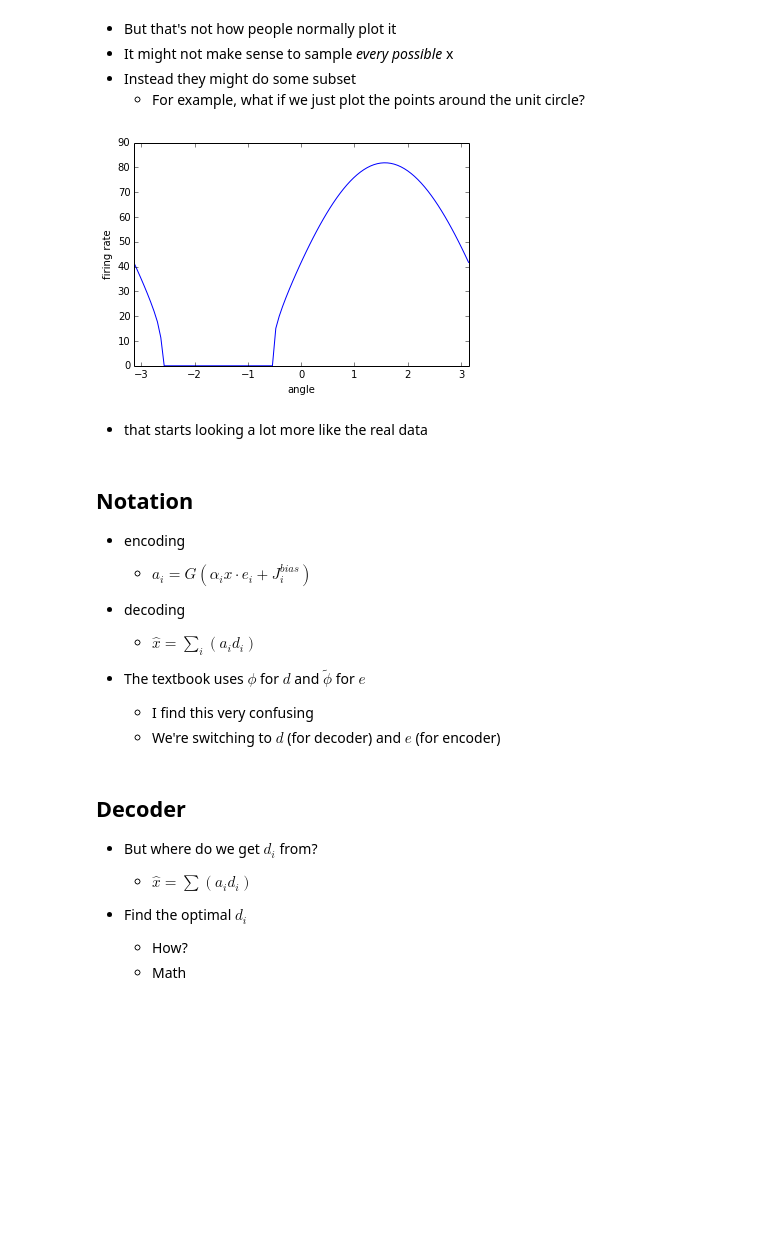
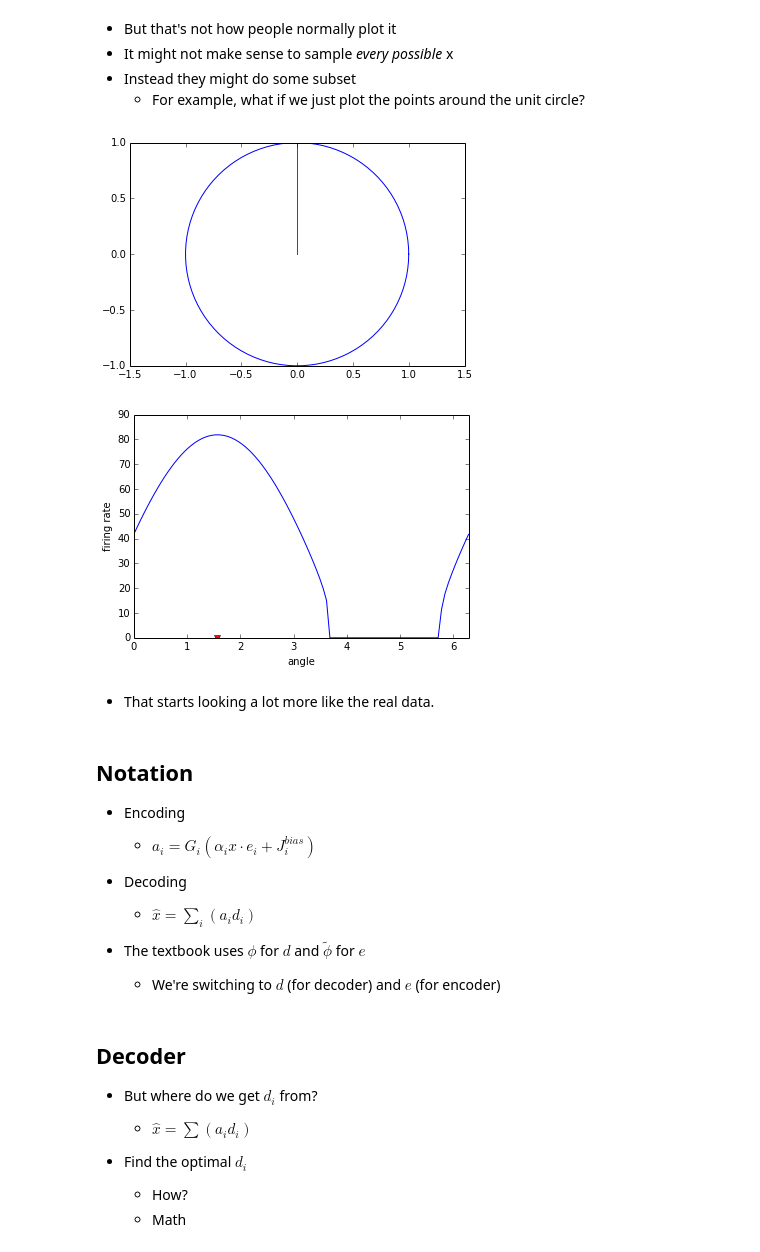
Before and after one commit to celiasmith/syde556, a Jupyter notebook: SYDE 556 Lecture 2 Representation.ipynb, the cells around one changed output. Saved outputs shown, nothing was run; the diff lists cells and outputs as text; code cells hidden in the pictures; blank space fills up the shorter version.

```diff
--- a/SYDE 556 Lecture 2 Representation.ipynb
+++ b/SYDE 556 Lecture 2 Representation.ipynb
@@ -246,33 +278,44 @@ p = ax.plot_surface(X, Y, syde556.lif((X*e[0]+Y*e[1])+1.5), linewidth=0, cstride
 - Instead they might do some subset
     - For example, what if we just plot the points around the unit circle?
 # %%
-theta, x = syde556.sample_around_unit_circle(100)
+import nengo
+import numpy
 
-e = numpy.array([1.0, 0.0])
-alpha = 1
+n = nengo.neurons.LIFRate()
+
+theta = numpy.linspace(0, 2*numpy.pi, 100)
+x = numpy.array([numpy.cos(theta), numpy.sin(theta)])
+pylab.plot(x[0],x[1])
+pylab.axis('equal')
+
+e = numpy.array([0.0, 1.0])
+pylab.plot([0,e[0]], [0,e[1]],'r')
+
+gain = 1
 bias = 1.5
 
-J = alpha*numpy.dot(x.T, e)+bias
-
-pylab.plot(theta, syde556.lif(J))
+figure()
+pylab.plot(theta, n.rates(numpy.dot(x.T, e), gain=gain, bias=bias))
+pylab.plot([numpy.arctan2(e[1],e[0])],0,'rv')
 pylab.xlabel('angle')
 pylab.ylabel('firing rate')
-pylab.xlim(-numpy.pi, numpy.pi)
+pylab.xlim(0, 2*numpy.pi)
 pylab.show()
 # %% [output]
-[figure, old version]
+[figure, new version]
+[figure, added]
 # %% [markdown]
-- that starts looking a lot more like the real data
+- That starts looking a lot more like the real data.
 # %% [markdown]
 ## Notation
 
-- encoding
-    - $a_i = G(\alpha_i x \cdot e_i + J^{bias}_i)$
-- decoding
+- Encoding
+    - $a_i = G_i(\alpha_i x \cdot e_i + J^{bias}_i)$
+
+- Decoding
     - $\hat{x} = \sum_i (a_i d_i)$
 
 - The textbook uses $\phi$ for $d$ and $\tilde \phi$ for $e$
-    - I find this very confusing
     - We're switching to $d$ (for decoder) and $e$ (for encoder)
 # %% [markdown]
 ## Decoder
```
Also changed, not shown: parts of 42 cells of this notebook, 3 other files.
